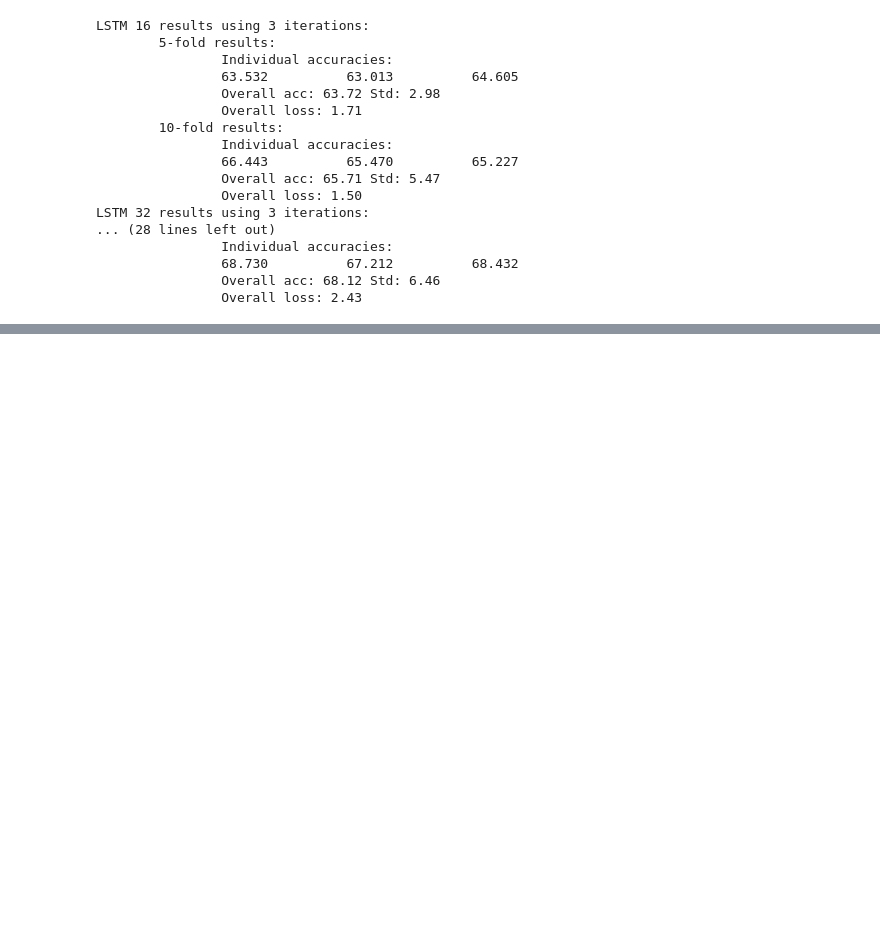
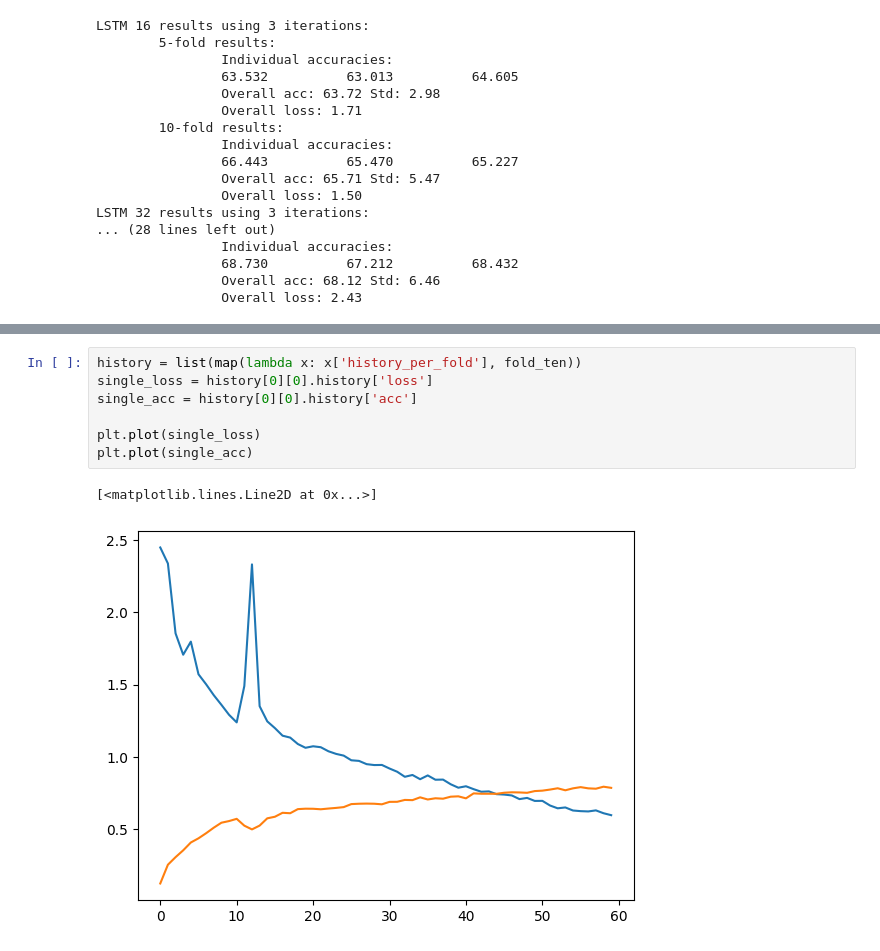
Before and after one commit to SemvandenBroek/CSE3000-gestures, a Jupyter notebook: ml-dev/analyze_results.ipynb, the cells around one changed output, grey strips where cells are left out. Saved outputs shown, nothing was run; the diff lists cells and outputs as text; blank space fills up the shorter version.

```diff
--- a/ml-dev/analyze_results.ipynb
+++ b/ml-dev/analyze_results.ipynb
@@ -108,0 +98,10 @@ draw_conf_matrix(confusions, '../results/figs/', "Confusion Matrix ConvLSTM 128-
+# %%
+history = list(map(lambda x: x['history_per_fold'], fold_ten))
+single_loss = history[0][0].history['loss']
+single_acc = history[0][0].history['acc']
+
+plt.plot(single_loss)
+plt.plot(single_acc)
+# %% [output]
+[<matplotlib.lines.Line2D at 0x...>]
+[figure, added]
```
Also changed, not shown: parts of 4 cells of this notebook, 36 other files.
